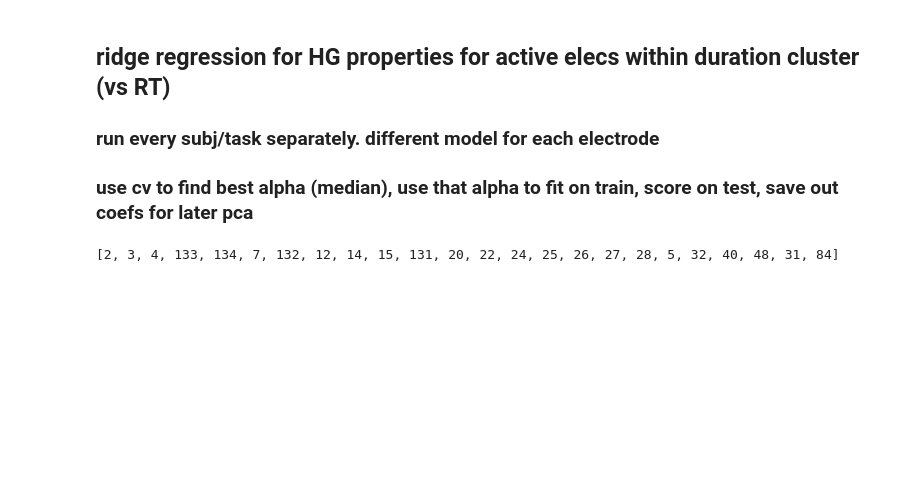
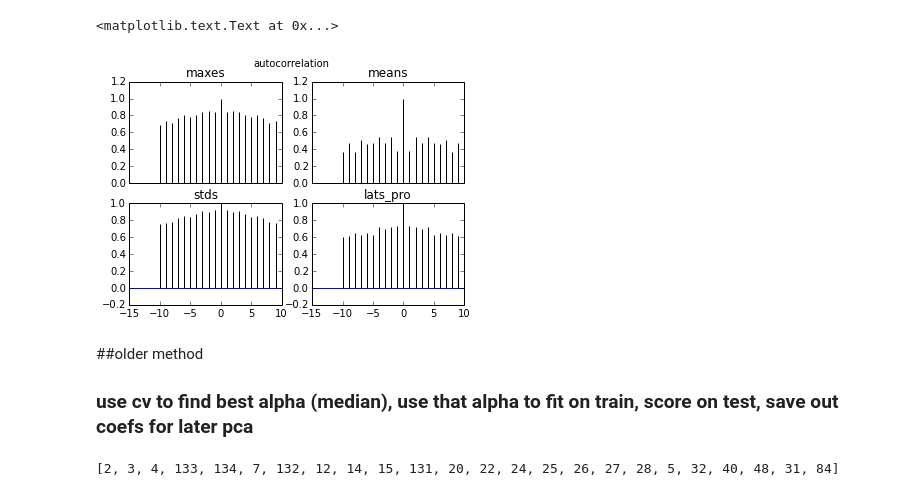
Before and after one commit to matarhaller/ECOGpy, a Jupyter notebook: HG_regression.ipynb, the cells around one changed output. Cells and saved outputs as stored; diff of their text form; code cells hidden in the pictures; blank space fills up the shorter version.

```diff
--- a/HG_regression.ipynb
+++ b/HG_regression.ipynb
@@ -8,6 +190,23 @@ Populating the interactive namespace from numpy and matplotlib
+# %%
+'''
+autocorrelation - looks as though there is autocorrelation in predictors.
+need to take blocked shuffle split, so that don't take too complicated models
+'''
+
+#from pandas.tools.plotting import autocorrelation_plot
+#autocorrelation_plot(pd.Series(X[:,1]))
+
+f,ax = plt.subplots(2,2, sharex = True)
+for i, x in enumerate(features):
+    idx = np.unravel_index(i, (2,2))
+    ax[idx].acorr(X[:,i])
+    ax[idx].set_title(x)
+f.suptitle('autocorrelation')
+# %% [output]
+<matplotlib.text.Text at 0x...>
+[figure, added]
 # %% [markdown]
-## ridge regression for HG properties for active elecs within duration cluster (vs RT)
-### run every subj/task separately. different model for each electrode
+##older method
 ### use cv to find best alpha (median), use that alpha to fit on train, score on test, save out coefs for later pca
 # %%
 import os
```
Also changed, not shown: parts of 27 cells of this notebook, 16 other files.
